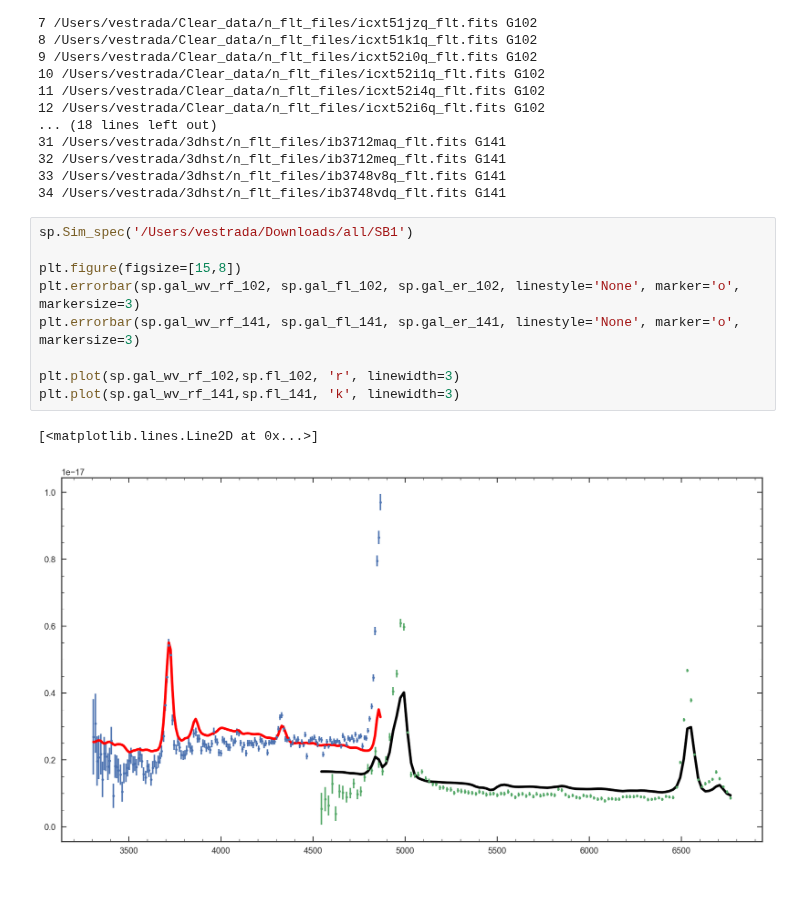
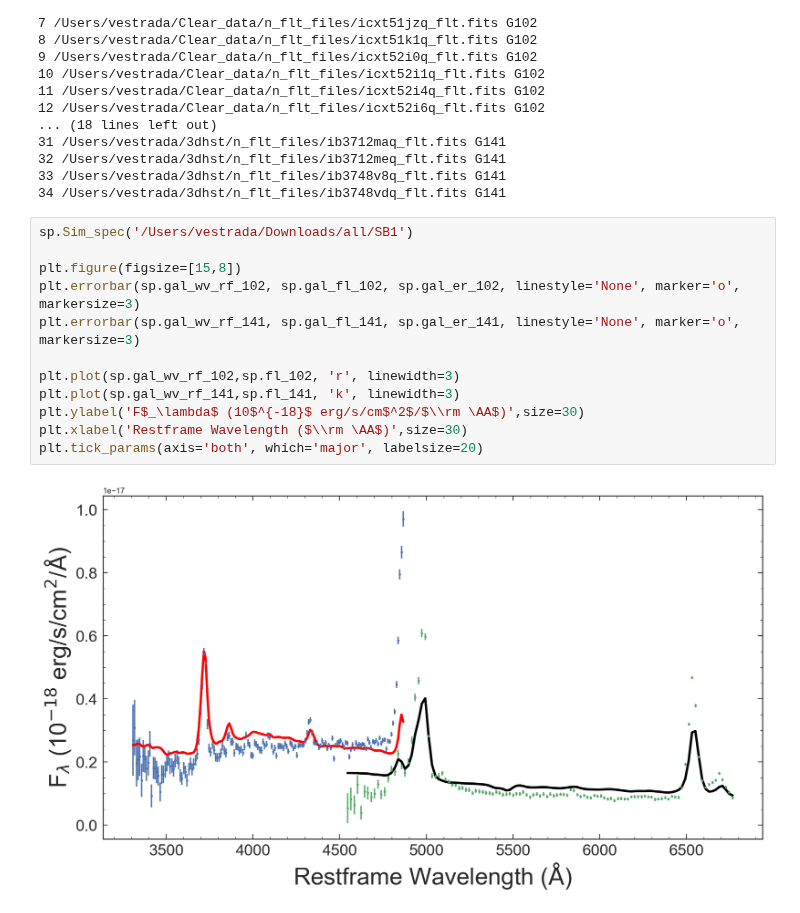
Before and after one commit to ivastar/clear, a Jupyter notebook: notebooks/forward_modeling/Foward_model.ipynb, the cells around one changed output. Saved outputs shown, nothing was run; the diff lists cells and outputs as text.

```diff
--- a/notebooks/forward_modeling/Foward_model.ipynb
+++ b/notebooks/forward_modeling/Foward_model.ipynb
@@ -402,12 +411,14 @@ sp = Gen_MB_spec('beams/gnd_18197.beams.fits', 1.362, 'galaxy_spec_emit_g102.npy
 # %%
 sp.Sim_spec('/Users/vestrada/Downloads/all/SB1')
 
 plt.figure(figsize=[15,8])
 plt.errorbar(sp.gal_wv_rf_102, sp.gal_fl_102, sp.gal_er_102, linestyle='None', marker='o', markersize=3)
 plt.errorbar(sp.gal_wv_rf_141, sp.gal_fl_141, sp.gal_er_141, linestyle='None', marker='o', markersize=3)
 
 plt.plot(sp.gal_wv_rf_102,sp.fl_102, 'r', linewidth=3)
 plt.plot(sp.gal_wv_rf_141,sp.fl_141, 'k', linewidth=3)
+plt.ylabel('F$_\lambda$ (10$^{-18}$ erg/s/cm$^2$/$\\rm \AA$)',size=30)
+plt.xlabel('Restframe Wavelength ($\\rm \AA$)',size=30)
+plt.tick_params(axis='both', which='major', labelsize=20)
 # %% [output]
-[<matplotlib.lines.Line2D at 0x...>]
-[figure, old version]
+[figure, new version]
```
Also changed, not shown: parts of 4 cells of this notebook, 1 other file.
